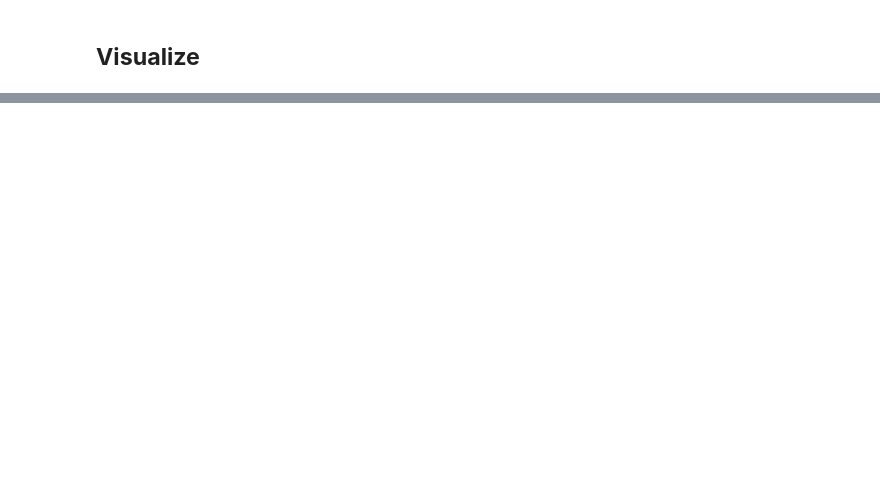
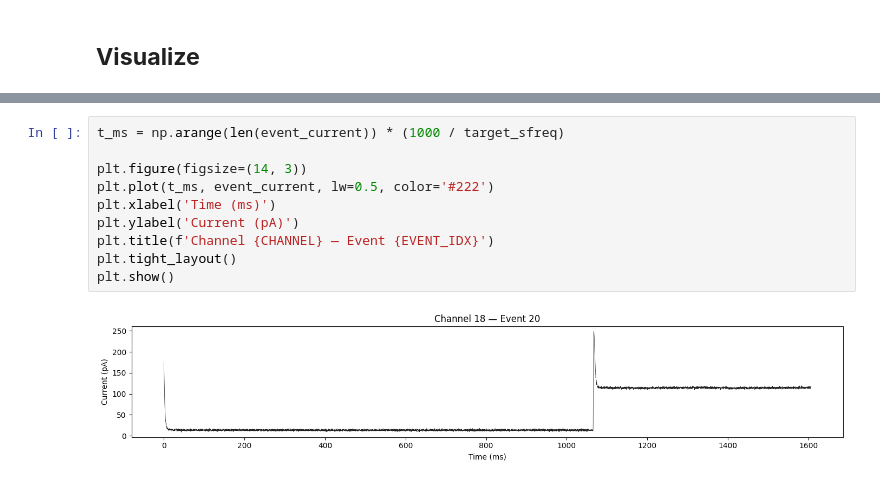
Before and after one commit to ivaidya11/cDNAtlasProject, a Jupyter notebook: segmentation.ipynb, the cells around one changed output, grey strips where cells are left out. Cells and saved outputs as stored; diff of their text form; blank space fills up the shorter version.

```diff
--- a/segmentation.ipynb
+++ b/segmentation.ipynb
@@ -253,0 +361,12 @@ plt.show()
+# %%
+t_ms = np.arange(len(event_current)) * (1000 / target_sfreq)
+
+plt.figure(figsize=(14, 3))
+plt.plot(t_ms, event_current, lw=0.5, color='#222')
+plt.xlabel('Time (ms)')
+plt.ylabel('Current (pA)')
+plt.title(f'Channel {CHANNEL} — Event {EVENT_IDX}')
+plt.tight_layout()
+plt.show()
+# %% [output]
+[figure, added]
```
Also changed, not shown: parts of 10 cells of this notebook, 1 other file.
